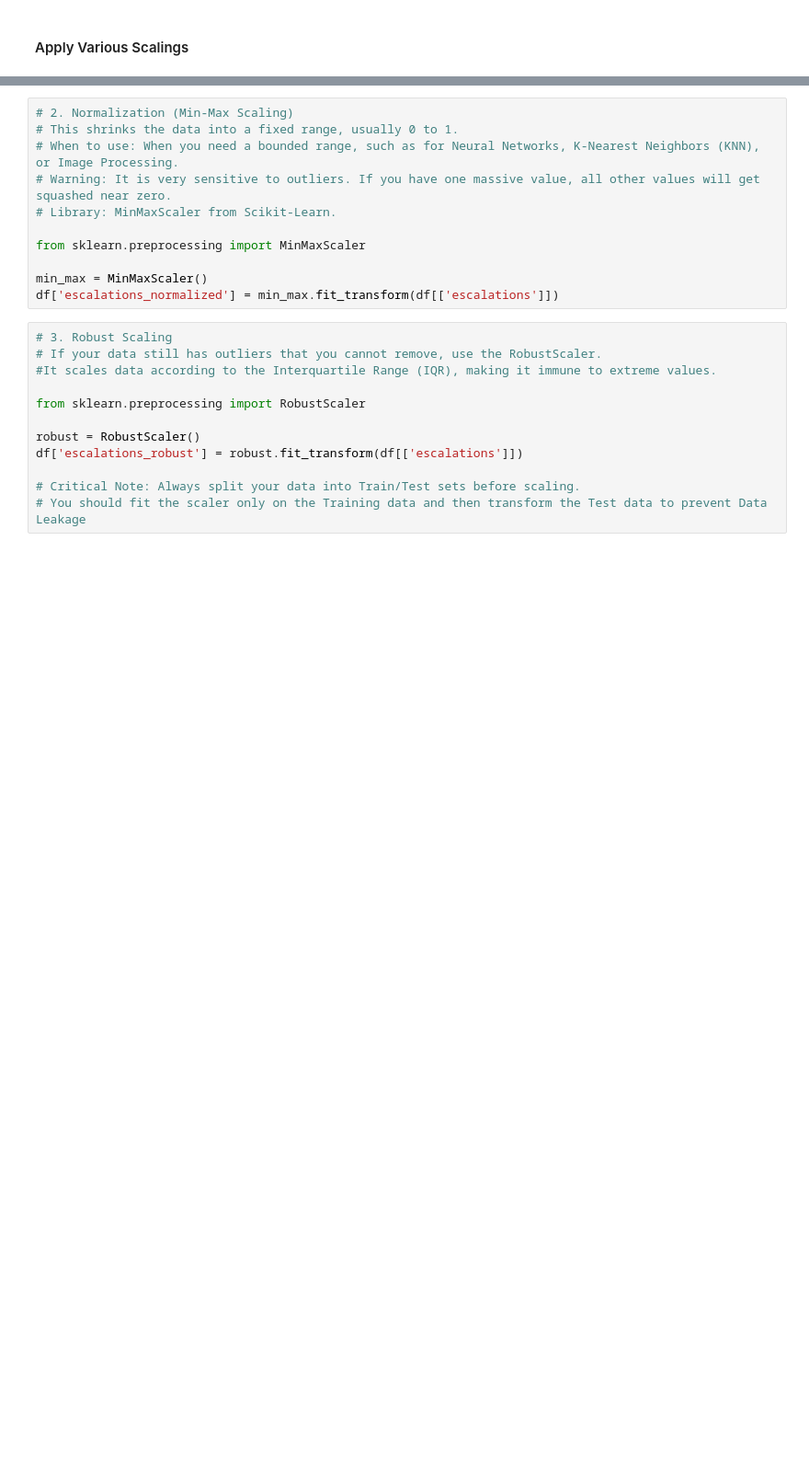
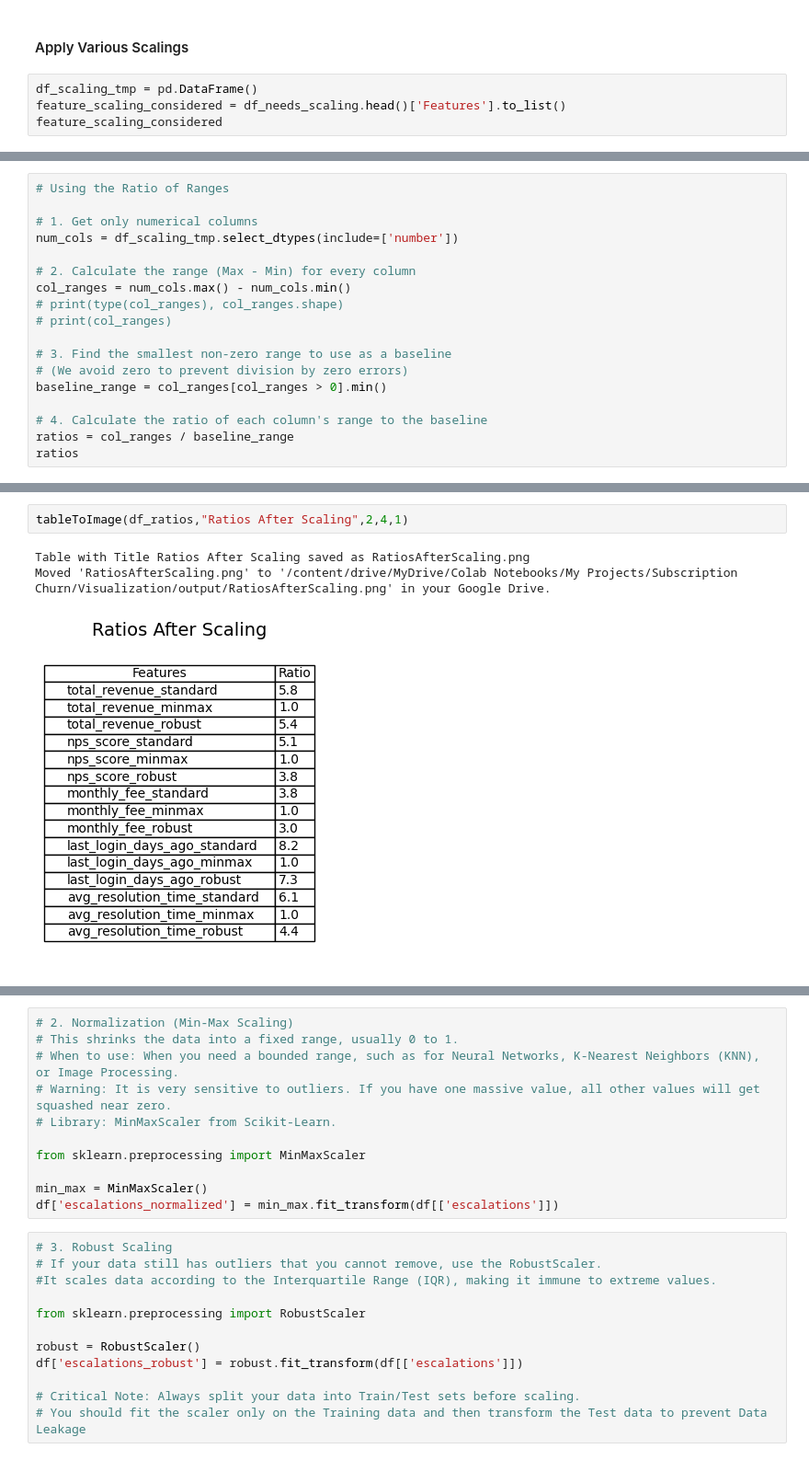
Before and after one commit to tsbawa61/Machine-Learning, a Jupyter notebook: FinalChurn.ipynb, the cells around one changed output, grey strips where cells are left out. Shown at 92% size. Drawn from its saved outputs; the diff is of its cells as text; blank space fills up the shorter version.

```diff
--- a/FinalChurn.ipynb
+++ b/FinalChurn.ipynb
@@ -1139,2 +1838,6 @@ print(f"Columns that likely need scaling i.e. standard deviation is 5x the avera
 # %% [markdown]
 #### Apply Various Scalings
+# %%
+df_scaling_tmp = pd.DataFrame()
+feature_scaling_considered = df_needs_scaling.head()['Features'].to_list()
+feature_scaling_considered
@@ -1140,0 +1905,18 @@ print(f"Columns that likely need scaling i.e. standard deviation is 5x the avera
+# %%
+# Using the Ratio of Ranges
+
+# 1. Get only numerical columns
+num_cols = df_scaling_tmp.select_dtypes(include=['number'])
+
+# 2. Calculate the range (Max - Min) for every column
+col_ranges = num_cols.max() - num_cols.min()
+# print(type(col_ranges), col_ranges.shape)
+# print(col_ranges)
+
+# 3. Find the smallest non-zero range to use as a baseline
+# (We avoid zero to prevent division by zero errors)
+baseline_range = col_ranges[col_ranges > 0].min()
+
+# 4. Calculate the ratio of each column's range to the baseline
+ratios = col_ranges / baseline_range
+ratios
@@ -1141,3 +2056,9 @@ print(f"Columns that likely need scaling i.e. standard deviation is 5x the avera
+# %%
+tableToImage(df_ratios,"Ratios After Scaling",2,4,1)
+# %% [output]
+Table with Title Ratios After Scaling saved as RatiosAfterScaling.png
+Moved 'RatiosAfterScaling.png' to '/content/drive/MyDrive/Colab Notebooks/My Projects/Subscription Churn/Visualization/output/RatiosAfterScaling.png' in your Google Drive.
+[figure, added]
 # %%
 # 1. Standardization (Z-Score Scaling)
 # This centers the data around a mean of 0 with a standard deviation of 1.
```
Also changed, not shown: parts of 79 cells of this notebook.
